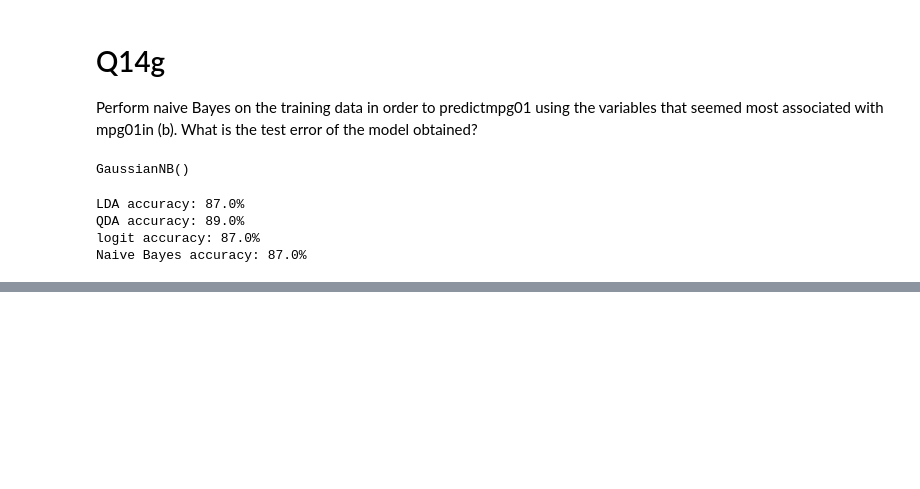
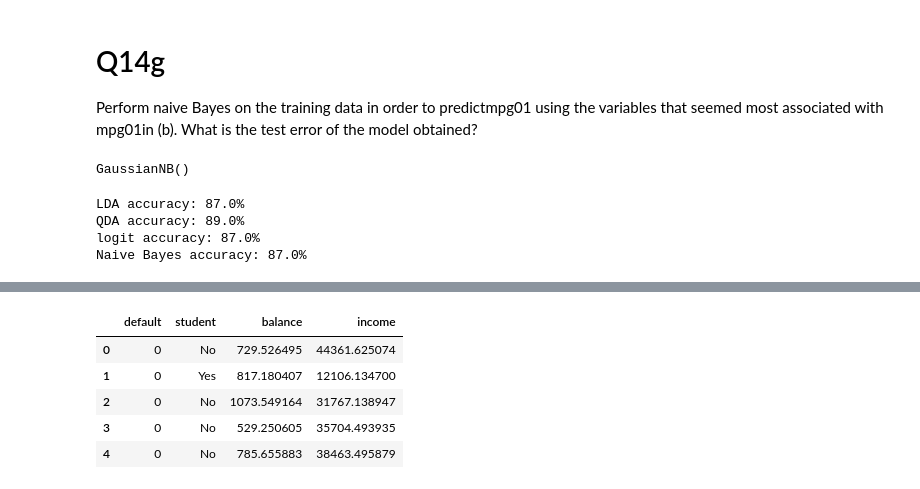
Before and after one commit to anitarestrepo16/machine-learning-class-2023, a Jupyter notebook: PSet2/Pset2.ipynb, the cells around one changed output, grey strips where cells are left out. Cells and saved outputs as stored; diff of their text form; code cells hidden in the pictures; blank space fills up the shorter version.

```diff
--- a/PSet2/Pset2.ipynb
+++ b/PSet2/Pset2.ipynb
@@ -184,0 +220,10 @@ Naive Bayes accuracy: 87.0%
+# %%
+df2_dummy["default"] = np.where(df2_dummy["default"] == "Yes", 1, 0)
+df2_dummy.head()
+# %% [output]
+|  | default | student | balance | income |
+| 0 | 0 | No | 729.526495 | 44361.625074 |
+| 1 | 0 | Yes | 817.180407 | 12106.134700 |
+| 2 | 0 | No | 1073.549164 | 31767.138947 |
+| 3 | 0 | No | 529.250605 | 35704.493935 |
+| 4 | 0 | No | 785.655883 | 38463.495879 |
```
Also changed, not shown: parts of 8 cells of this notebook.
